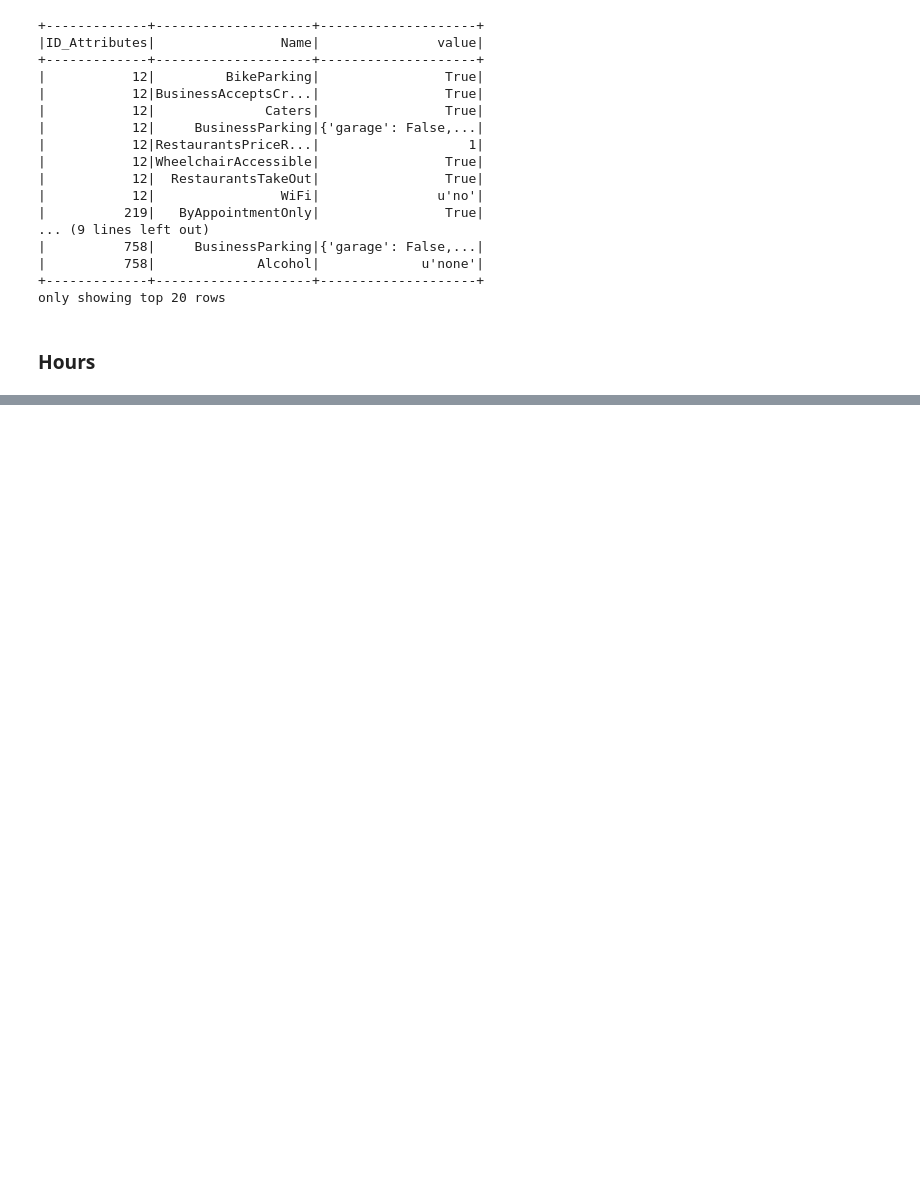
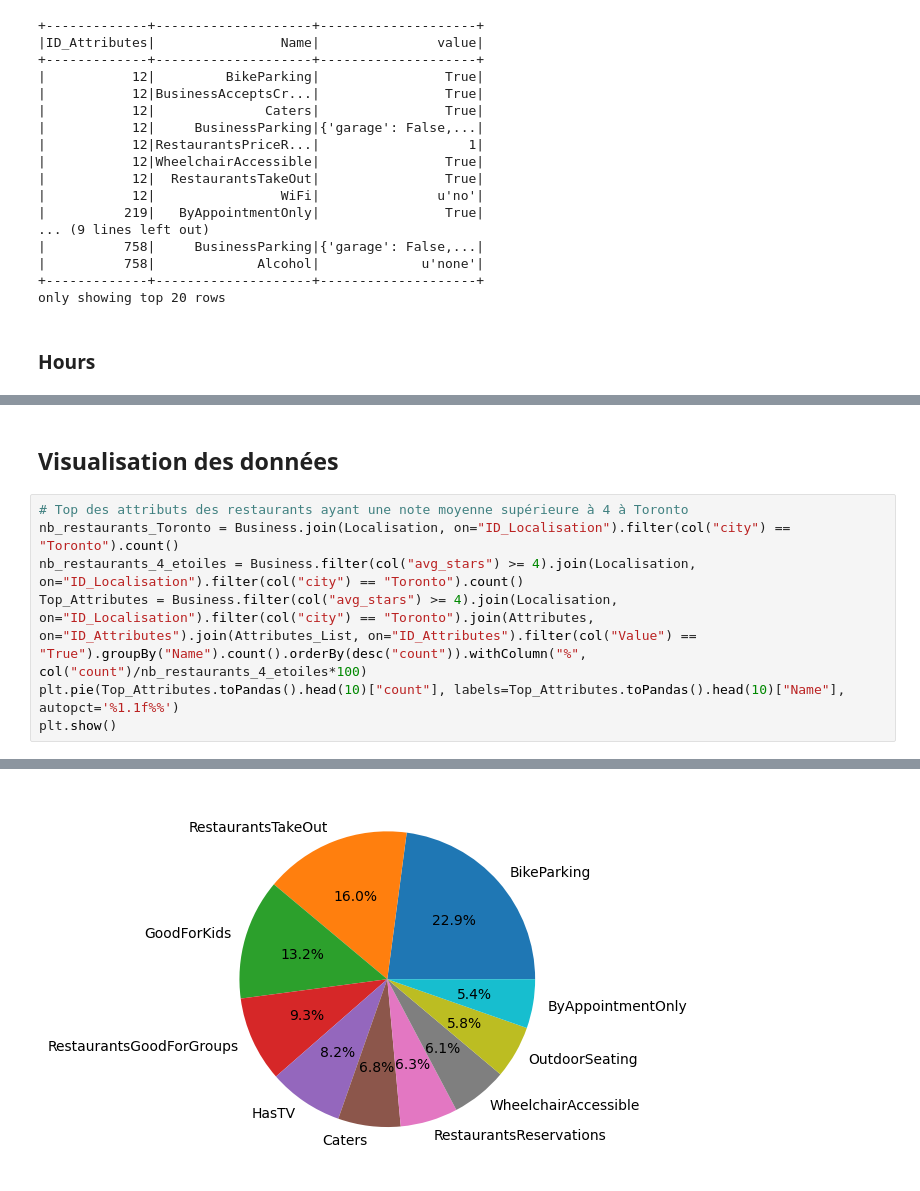
Before and after one commit to asiaHH/ProjetInfoD, a Jupyter notebook: src/spark.ipynb, the cells around one changed output, grey strips where cells are left out. Drawn from its saved outputs; the diff is of its cells as text; blank space fills up the shorter version.

Commit message:
Ajout visuels données Torronto

```diff
--- a/src/spark.ipynb
+++ b/src/spark.ipynb
@@ -392,3 +399,13 @@ Hours.show()
 |    3722|       NULL|       NULL|       NULL|       NULL|      NULL|      NULL|      NULL|
 +--------+-----------+-----------+-----------+-----------+----------+----------+----------+
 only showing top 20 rows
+# %% [markdown]
+## Visualisation des données
+# %%
+# Top des attributs des restaurants ayant une note moyenne supérieure à 4 à Toronto
+nb_restaurants_Toronto = Business.join(Localisation, on="ID_Localisation").filter(col("city") == "Toronto").count()
+nb_restaurants_4_etoiles = Business.filter(col("avg_stars") >= 4).join(Localisation, on="ID_Localisation").filter(col("city") == "Toronto").count()
+Top_Attributes = Business.filter(col("avg_stars") >= 4).join(Localisation, on="ID_Localisation").filter(col("city") == "Toronto").join(Attributes, on="ID_Attributes").join(Attributes_List, on="ID_Attributes").filter(col("Value") == "True").groupBy("Name").count().orderBy(desc("count")).withColumn("%", col("count")/nb_restaurants_4_etoiles*100)
+plt.pie(Top_Attributes.toPandas().head(10)["count"], labels=Top_Attributes.toPandas().head(10)["Name"], autopct='%1.1f%%')
+plt.show()
+# %% [output]
@@ -394,0 +424 @@ only showing top 20 rows
+[figure, added]
```
Also changed, not shown: parts of 26 cells of this notebook.
